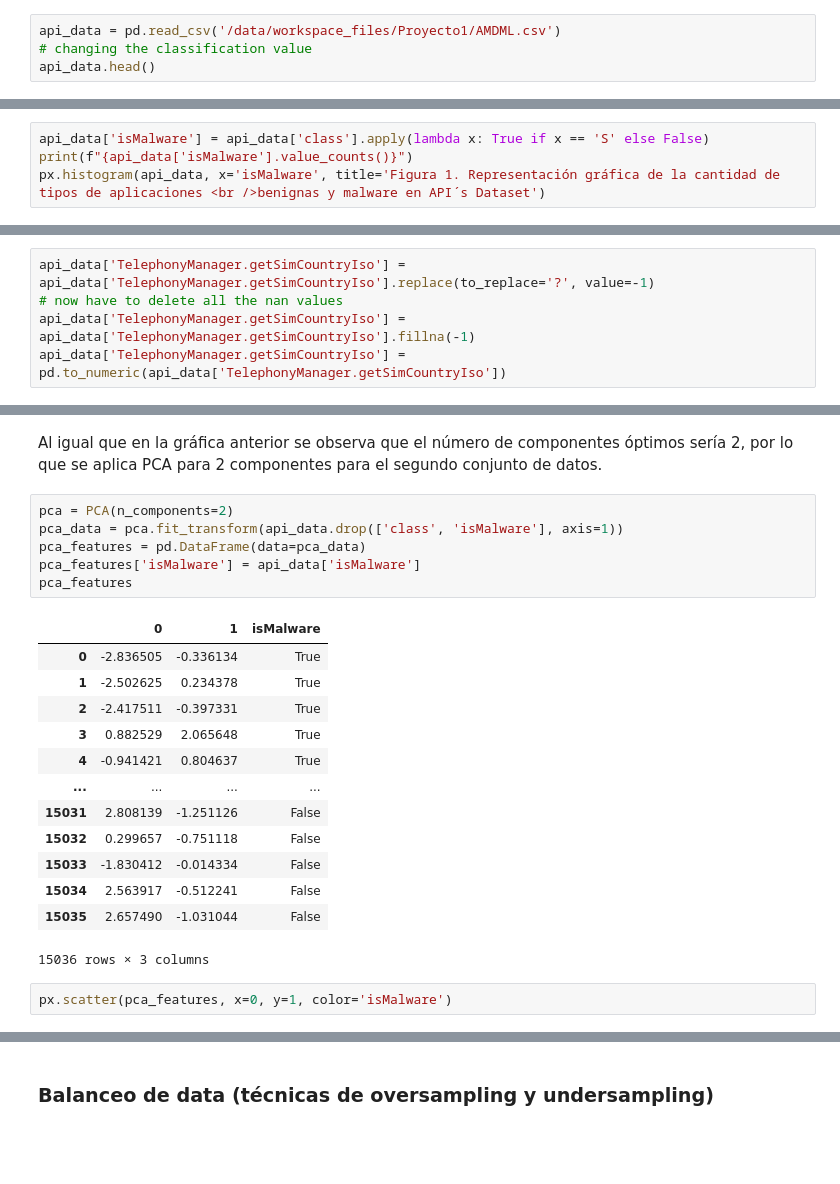
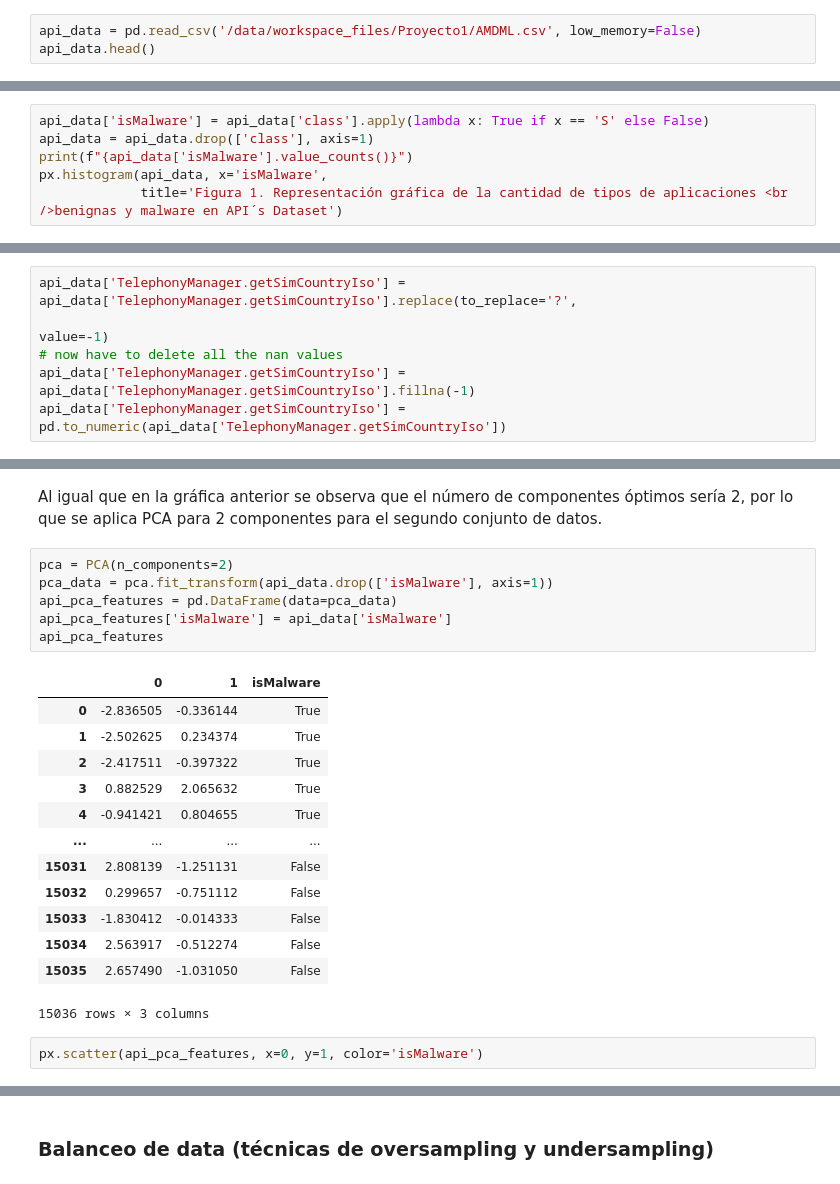
Before and after one commit to Orlando19943/Proyecto1-SDS, a Jupyter notebook: proyecto1.ipynb, the cells around one changed output, grey strips where cells are left out. Cells and saved outputs as stored; diff of their text form; blank space fills up the shorter version.

```diff
--- a/proyecto1.ipynb
+++ b/proyecto1.ipynb
@@ -60,7 +73,6 @@ categories
 | 214 | class | B=Benign; S=Malware |
 215 rows × 2 columns
 # %%
-api_data = pd.read_csv('/data/workspace_files/Proyecto1/AMDML.csv')
-# changing the classification value
+api_data = pd.read_csv('/data/workspace_files/Proyecto1/AMDML.csv', low_memory=False)
 api_data.head()
 # %% [output]
@@ -75,7 +86,9 @@ Columns (92) have mixed types.Specify dtype option on import or set low_memory=F
 # %%
 api_data['isMalware'] = api_data['class'].apply(lambda x: True if x == 'S' else False)
+api_data = api_data.drop(['class'], axis=1)
 print(f"{api_data['isMalware'].value_counts()}")
-px.histogram(api_data, x='isMalware', title='Figura 1. Representación gráfica de la cantidad de tipos de aplicaciones <br />benignas y malware en API´s Dataset')
+px.histogram(api_data, x='isMalware',
+             title='Figura 1. Representación gráfica de la cantidad de tipos de aplicaciones <br />benignas y malware en API´s Dataset')
 # %% [output]
 False    9476
 True     5560
@@ -129,5 +150,6 @@ transact 0 onServiceConnected 0 bindService 0 attachInterface 0 ServiceConnectio
 # %%
-api_data['TelephonyManager.getSimCountryIso'] = api_data['TelephonyManager.getSimCountryIso'].replace(to_replace='?', value=-1)
+api_data['TelephonyManager.getSimCountryIso'] = api_data['TelephonyManager.getSimCountryIso'].replace(to_replace='?',
+                                                                                                      value=-1)
 # now have to delete all the nan values
 api_data['TelephonyManager.getSimCountryIso'] = api_data['TelephonyManager.getSimCountryIso'].fillna(-1)
 api_data['TelephonyManager.getSimCountryIso'] = pd.to_numeric(api_data['TelephonyManager.getSimCountryIso'])
@@ -144,24 +165,24 @@ px.line(pca.explained_variance_)
 Al igual que en la gráfica anterior se observa que el número de componentes óptimos sería 2, por lo que se aplica PCA para 2 componentes para el segundo conjunto de datos.
 # %%
 pca = PCA(n_components=2)
-pca_data = pca.fit_transform(api_data.drop(['class', 'isMalware'], axis=1))
-pca_features = pd.DataFrame(data=pca_data)
-pca_features['isMalware'] = api_data['isMalware']
-pca_features
+pca_data = pca.fit_transform(api_data.drop(['isMalware'], axis=1))
+api_pca_features = pd.DataFrame(data=pca_data)
+api_pca_features['isMalware'] = api_data['isMalware']
+api_pca_features
 # %% [output]
 |  | 0 | 1 | isMalware |
-| 0 | -2.836505 | -0.336134 | True |
-| 1 | -2.502625 | 0.234378 | True |
-| 2 | -2.417511 | -0.397331 | True |
-| 3 | 0.882529 | 2.065648 | True |
-| 4 | -0.941421 | 0.804637 | True |
+| 0 | -2.836505 | -0.336144 | True |
+| 1 | -2.502625 | 0.234374 | True |
+| 2 | -2.417511 | -0.397322 | True |
+| 3 | 0.882529 | 2.065632 | True |
+| 4 | -0.941421 | 0.804655 | True |
 | ... | ... | ... | ... |
-| 15031 | 2.808139 | -1.251126 | False |
-| 15032 | 0.299657 | -0.751118 | False |
-| 15033 | -1.830412 | -0.014334 | False |
-| 15034 | 2.563917 | -0.512241 | False |
-| 15035 | 2.657490 | -1.031044 | False |
+| 15031 | 2.808139 | -1.251131 | False |
+| 15032 | 0.299657 | -0.751112 | False |
+| 15033 | -1.830412 | -0.014333 | False |
+| 15034 | 2.563917 | -0.512274 | False |
+| 15035 | 2.657490 | -1.031050 | False |
 15036 rows × 3 columns
 # %%
-px.scatter(pca_features, x=0, y=1, color='isMalware')
+px.scatter(api_pca_features, x=0, y=1, color='isMalware')
 # %% [markdown]
```
Also changed, not shown: parts of 59 cells of this notebook, 1 other file.
